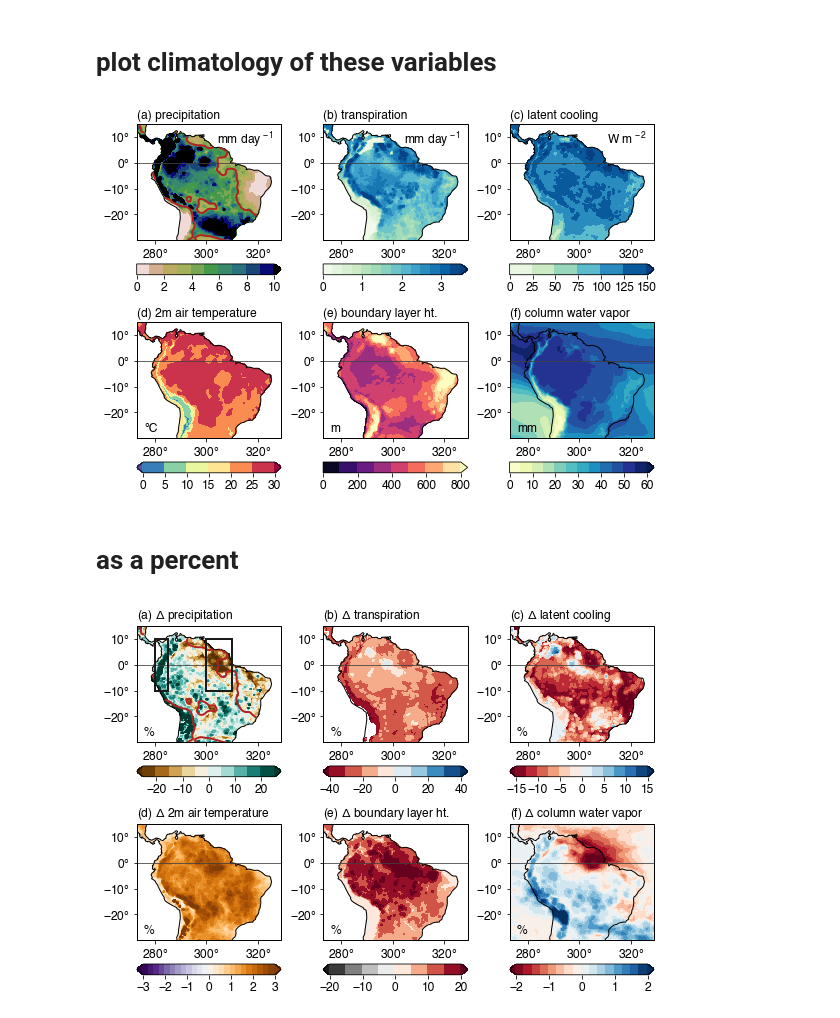
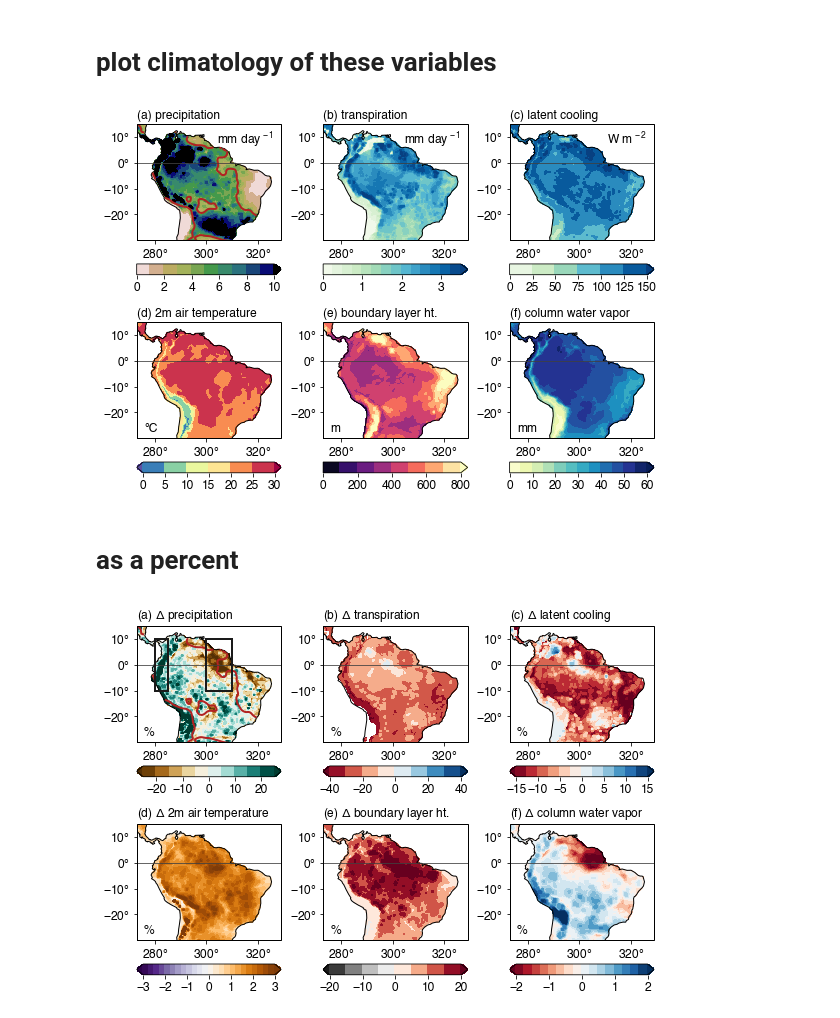
Before and after one commit to bairdlangenbrunner/amazon-phys-response-paper, a Jupyter notebook: scripts/MAIN_figure02_and_SI_figures_02_03_maps_of_10day_changes.ipynb, the cells around one changed output. Saved outputs shown, nothing was run; the diff lists cells and outputs as text; code cells hidden in the pictures.

```diff
--- a/scripts/MAIN_figure02_and_SI_figures_02_03_maps_of_10day_changes.ipynb
+++ b/scripts/MAIN_figure02_and_SI_figures_02_03_maps_of_10day_changes.ipynb
@@ -98,6 +98,9 @@ prw_400_time_mean = numpy.mean(prw_400[skip_time:,:,:], axis=0)
 
 prw_diffs_time_mean_landmask = numpy.copy(prw_diffs_time_mean)
 prw_diffs_time_mean_landmask[landmask==0] = numpy.nan
+
+prw_400_time_mean_landmask = numpy.copy(prw_400_time_mean)
+prw_400_time_mean_landmask[landmask==0] = numpy.nan
 # %% [markdown]
 # PBLH differences
 # %%
@@ -512,7 +515,7 @@ ax6 = fig.add_subplot(236, projection=cartopy.crs.PlateCarree())
 ax6.gridlines(ylocs=[0], color='0.25')
 ax6.coastlines(resolution='110m')
 ax6.set_extent([xlong.min(), xlong.max(), xlat.min(), xlat.max()], crs=cartopy.crs.PlateCarree())
-contour_plot6 = ax6.contourf(xlong, xlat, prw_400_time_mean, \
+contour_plot6 = ax6.contourf(xlong, xlat, prw_400_time_mean_landmask, \
                              levels=levels, \
                              cmap='YlGnBu', extend='max', transform=cartopy.crs.PlateCarree(), rasterized=True)
 
@@ -641,34 +644,34 @@ cbar_axes.tick_params(labelsize=fontsize)
 for c in cbar_axes.collections:
     c.set_edgecolor('face')
 
 bbox_position = ax4.get_position()
 cbar_axes = fig.add_axes([bbox_position.x0, bbox_position.y0+cbar_yshift, bbox_position.width, cbar_thickness], rasterized=True)
 cbar = mp.colorbar(contour_plot4, orientation='horizontal', cax=cbar_axes)
 cbar_axes.tick_params(labelsize=fontsize)
 #cbar.set_ticks(numpy.arange(280,301,5))
 for c in cbar_axes.collections:
     c.set_edgecolor('face')
 
 bbox_position = ax5.get_position()
 cbar_axes = fig.add_axes([bbox_position.x0, bbox_position.y0+cbar_yshift, bbox_position.width, cbar_thickness], rasterized=True)
 cbar = mp.colorbar(contour_plot5, orientation='horizontal', cax=cbar_axes)
 cbar_axes.tick_params(labelsize=fontsize)
 cbar.set_ticks([0,200,400,600,800])
 for c in cbar_axes.collections:
     c.set_edgecolor('face')
 
 bbox_position = ax6.get_position()
 cbar_axes = fig.add_axes([bbox_position.x0, bbox_position.y0+cbar_yshift, bbox_position.width, cbar_thickness], rasterized=True)
 cbar = mp.colorbar(contour_plot6, orientation='horizontal', cax=cbar_axes)
 cbar_axes.tick_params(labelsize=fontsize)
 #cbar.set_ticks(numpy.arange(-0.2,0.21,0.1))
 for c in cbar_axes.collections:
     c.set_edgecolor('face')
 
 #fig.savefig(run_info+'_figure2.pdf', transparent=True, bbox_inches='tight')
 fig.savefig('../figures/SI_fig03.pdf', dpi=300, transparent=True, bbox_inches='tight')
 # %% [output]
-[figure, old version]
+[figure, new version]
 # %% [markdown]
 # as a percent
 # %%
@@ -751,7 +754,7 @@ contour_plot5 = ax5.contourf(xlong, xlat, perc_diff, \
 
 # PRW
 
-perc_diff = (prw_diffs_time_mean/prw_400_time_mean)*100.
+perc_diff = (prw_diffs_time_mean_landmask/prw_400_time_mean_landmask)*100.
 levels = numpy.arange(-2,2.1,0.25)
 ax6 = fig.add_subplot(236, projection=cartopy.crs.PlateCarree())
 ax6.gridlines(ylocs=[0], color='0.25')
@@ -911,4 +914,4 @@ for c in cbar_axes.collections:
 
 fig.savefig('../figures/MAIN_fig02.pdf', dpi=300, transparent=True, bbox_inches='tight')
 # %% [output]
-[figure, old version]
+[figure, new version]
```
Also changed, not shown: 4 other files.
